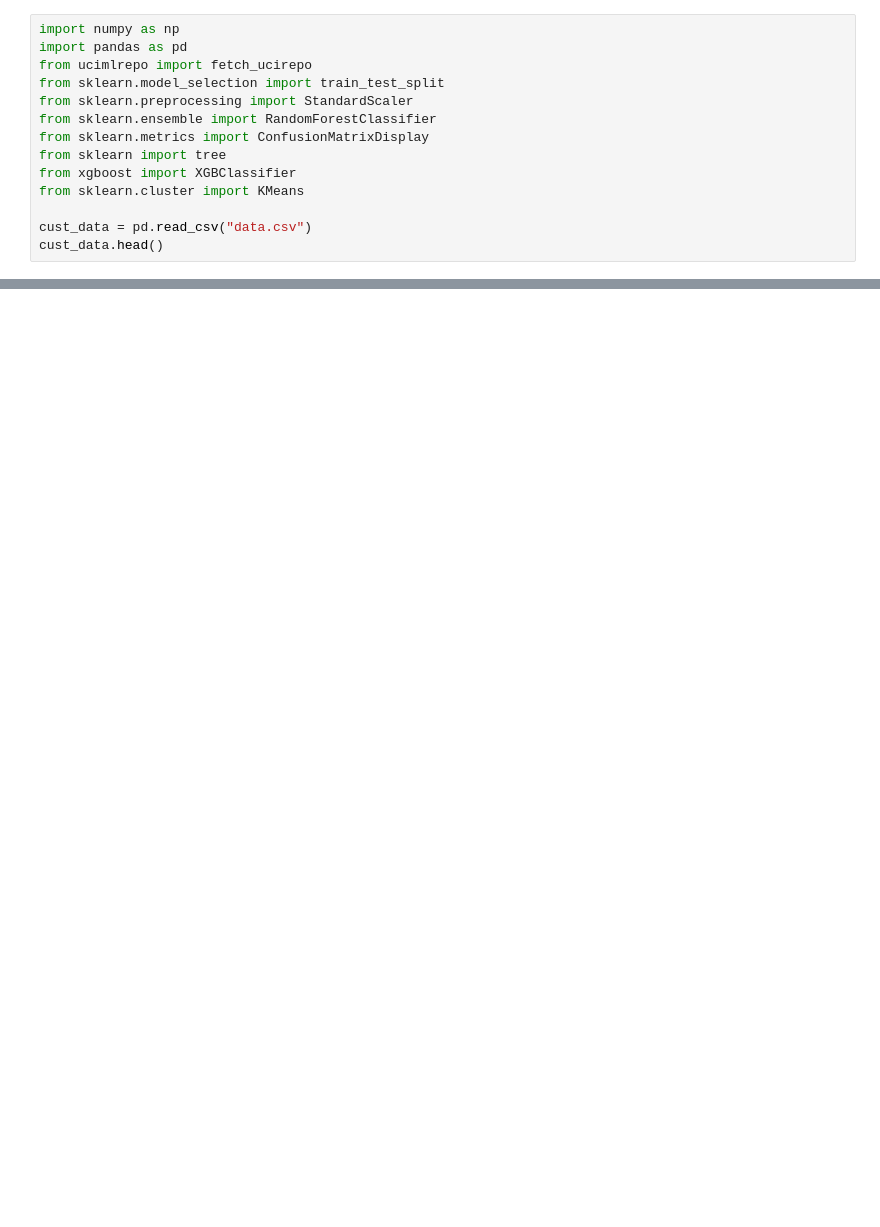
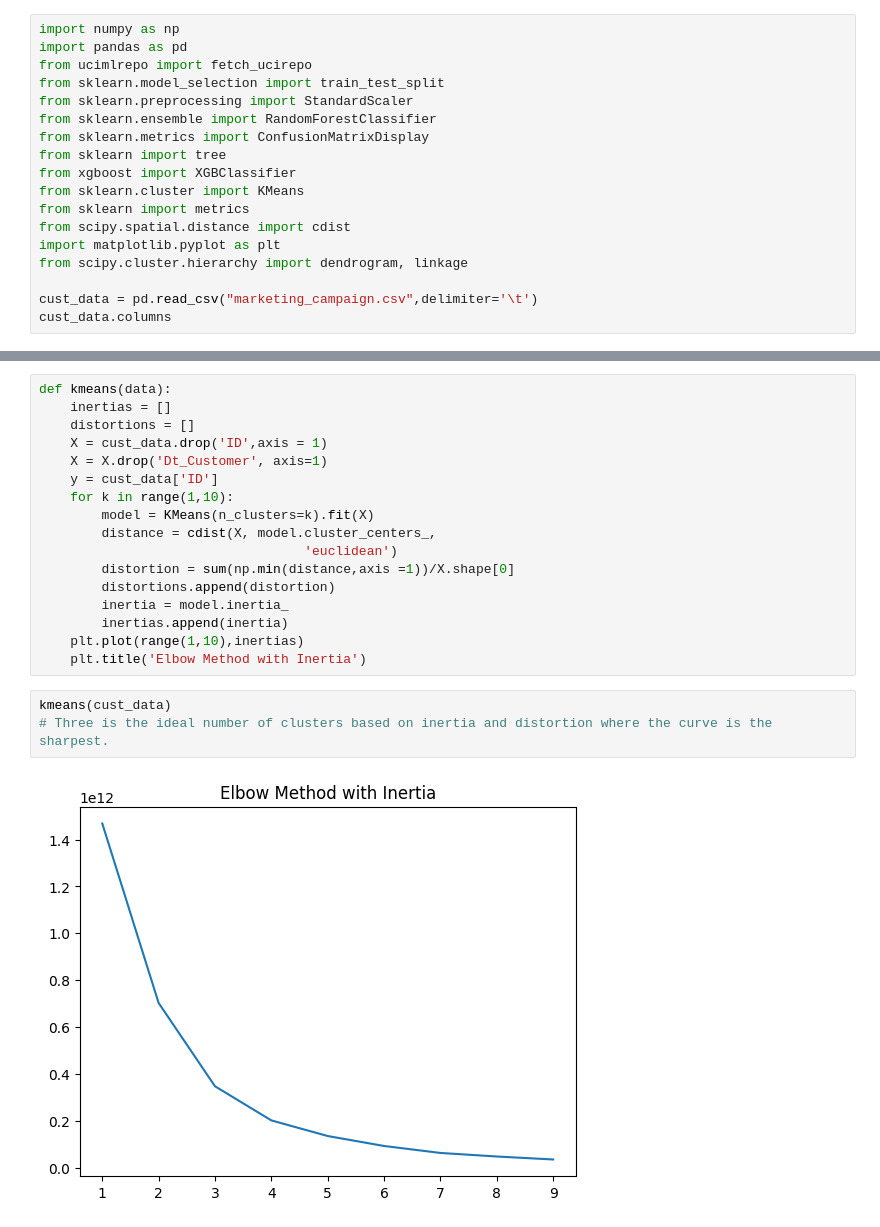
Before and after one commit to GavinlEdwards/Compsci_1070, a Jupyter notebook: Assignment11.ipynb, the cells around one changed output, grey strips where cells are left out. Drawn from its saved outputs; the diff is of its cells as text; blank space fills up the shorter version.

```diff
--- a/Assignment11.ipynb
+++ b/Assignment11.ipynb
@@ -9,7 +9,11 @@ from sklearn.metrics import ConfusionMatrixDisplay
 from sklearn import tree
 from xgboost import XGBClassifier
 from sklearn.cluster import KMeans
+from sklearn import metrics
+from scipy.spatial.distance import cdist
+import matplotlib.pyplot as plt
+from scipy.cluster.hierarchy import dendrogram, linkage
 
-cust_data = pd.read_csv("data.csv")
-cust_data.head()
+cust_data = pd.read_csv("marketing_campaign.csv",delimiter='\t')
+cust_data.columns
 # %% [output]
@@ -16,0 +64,22 @@ PermissionError: [Errno 13] Permission denied
+# %%
+def kmeans(data):
+    inertias = []
+    distortions = []
+    X = cust_data.drop('ID',axis = 1)
+    X = X.drop('Dt_Customer', axis=1)
+    y = cust_data['ID']
+    for k in range(1,10):
+        model = KMeans(n_clusters=k).fit(X)
+        distance = cdist(X, model.cluster_centers_,
+                                  'euclidean')
+        distortion = sum(np.min(distance,axis =1))/X.shape[0]
+        distortions.append(distortion)
+        inertia = model.inertia_
+        inertias.append(inertia)
+    plt.plot(range(1,10),inertias)
+    plt.title('Elbow Method with Inertia')
+# %%
+kmeans(cust_data)
+# Three is the ideal number of clusters based on inertia and distortion where the curve is the sharpest.
+# %% [output]
+[figure, added]
```
Also changed, not shown: parts of 7 cells of this notebook.
